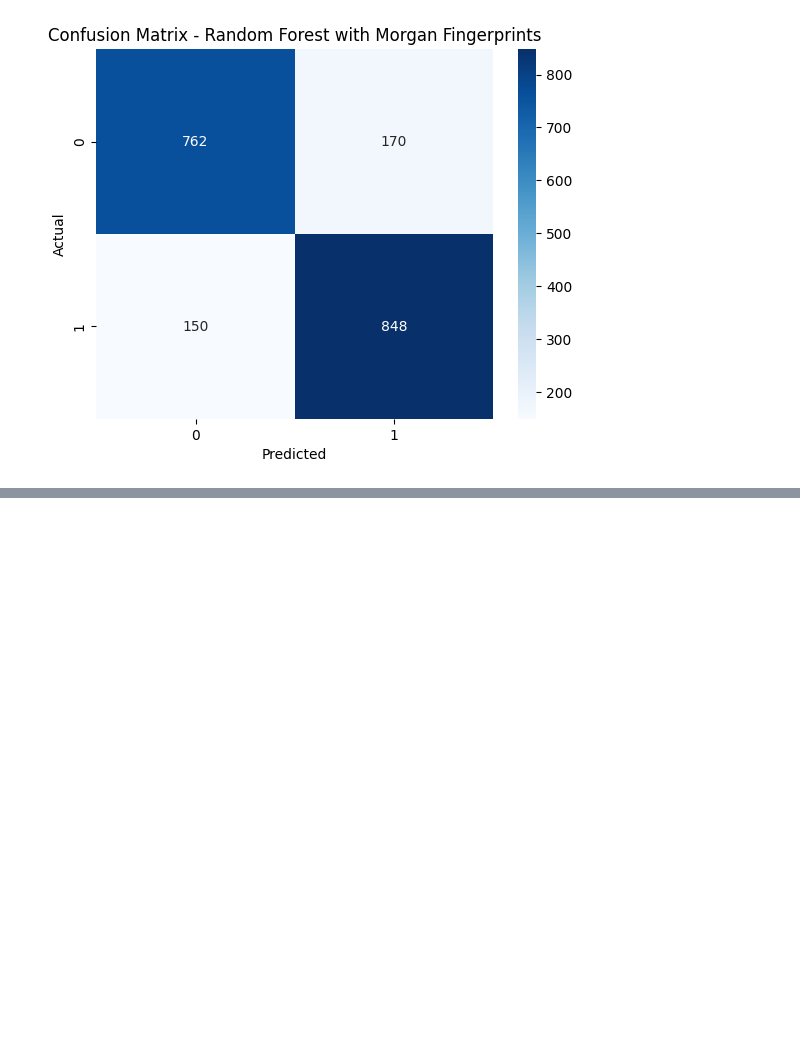
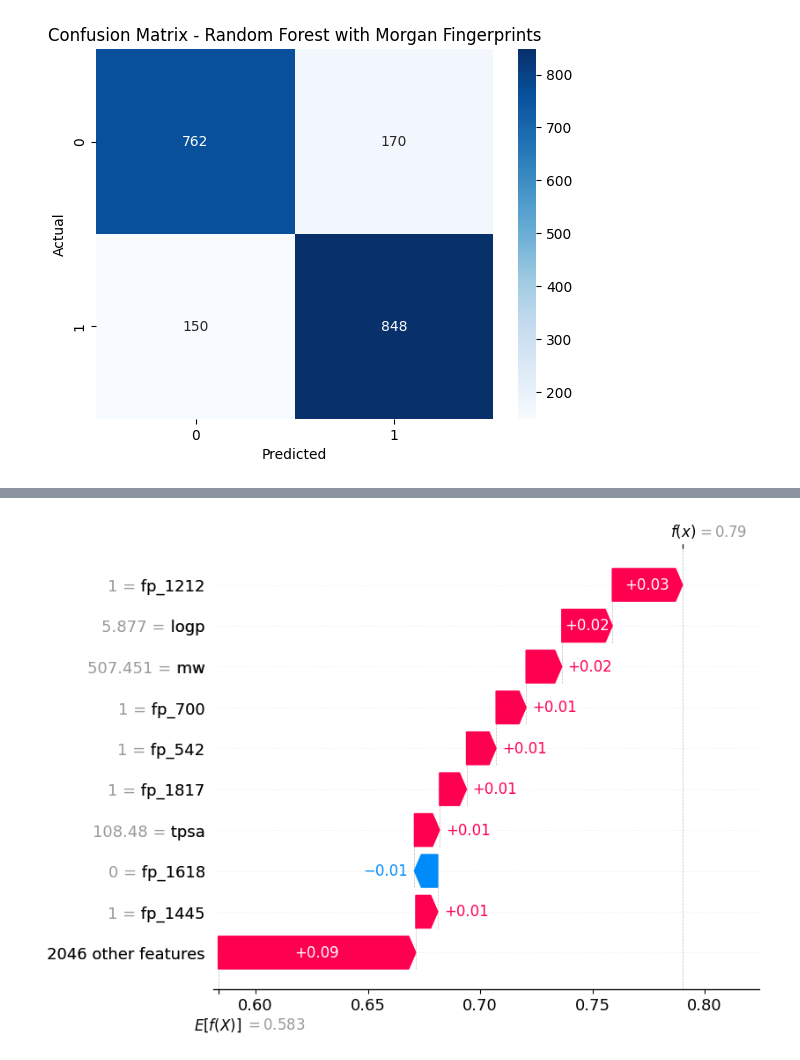
Before and after one commit to Yash-Dhanawate/round2, a Jupyter notebook: notebook/main.ipynb, the cells around one changed output, grey strips where cells are left out. Cells and saved outputs as stored; diff of their text form; code cells hidden in the pictures; blank space fills up the shorter version.

```diff
--- a/notebook/main.ipynb
+++ b/notebook/main.ipynb
@@ -954,6 +958,7 @@ features = ['tpsa', 'mw', 'hbd', 'hba', 'rot', 'logp', 'ring_count']
 # %%
 X_desc = df[features].values
 
-X = np.stack(df.fp.values)
-X = np.hstack([X_desc, X])
-y = df['Activity'].values
+cols = [f"fp_{i+1}" for i in range(2048)]
+X = pd.concat([df[features], pd.DataFrame(np.stack(df.fp.values), columns=cols)], axis=1)
+
+y = df['Activity']
@@ -1000,0 +1032,12 @@ The ROC-AUC score for Random Forest (with Morgan Fingerprints) is: 0.8336
+# %%
+rf_explainer = shap.TreeExplainer(rf, X_train_fp)
+rf_shap_values = rf_explainer(X_test_fp, check_additivity=False)
+# %%
+inactive = rf_shap_values[18, :, 0]
+active = rf_shap_values[12, :, 1]
+# %%
+shap.waterfall_plot(active, show=False)
+plt.savefig(r'..\plots\fp_model_shap_waterfall_active.png', dpi=300, bbox_inches="tight")
+plt.show()
+# %% [output]
+[figure, added]
```
Also changed, not shown: parts of 13 cells of this notebook, 6 other files.
